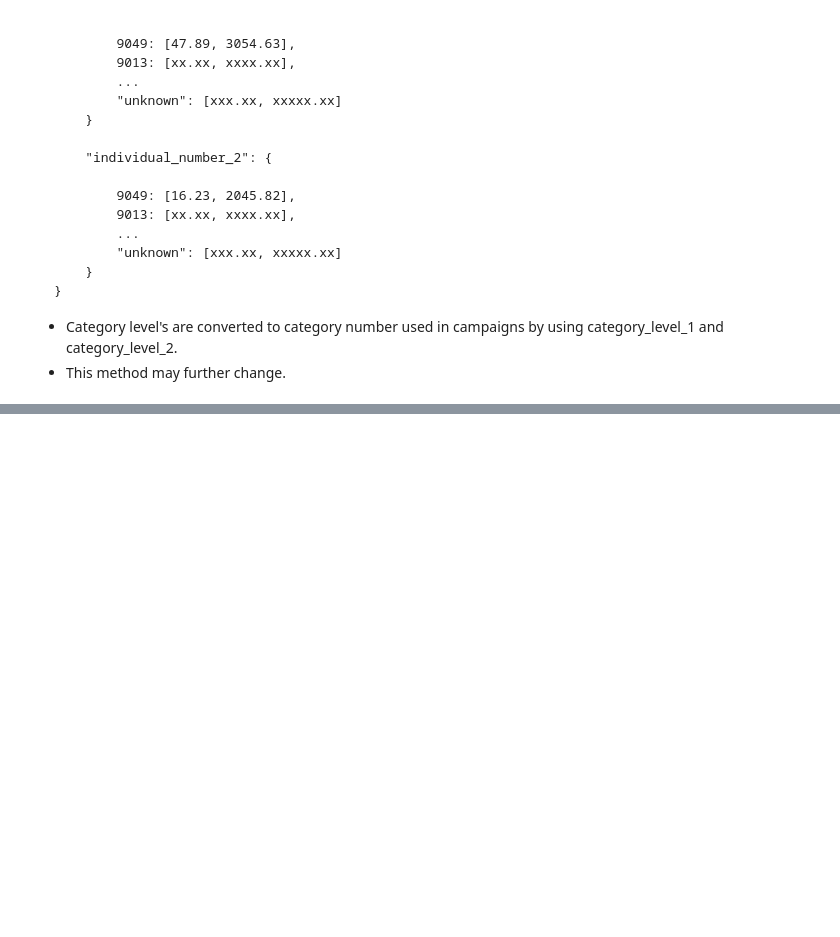
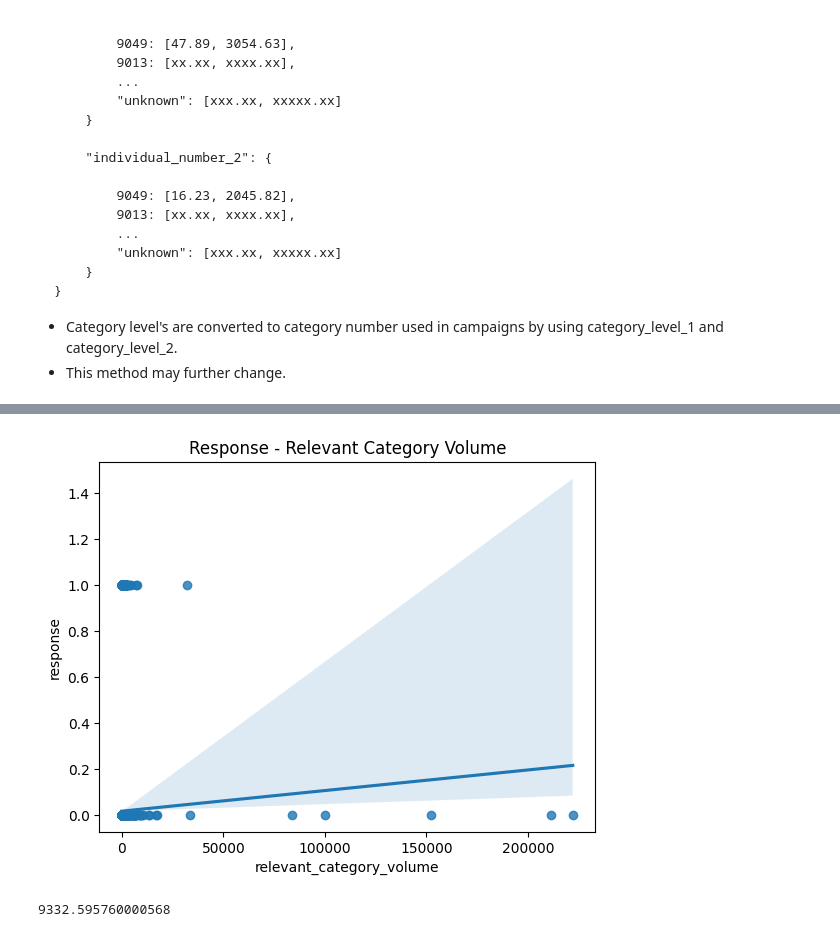
Before and after one commit to Enesaydnn7/MigrosDatathon, a Jupyter notebook: scripts/products.ipynb, the cells around one changed output, grey strips where cells are left out. Drawn from its saved outputs; the diff is of its cells as text; code cells hidden in the pictures; blank space fills up the shorter version.

```diff
--- a/scripts/products.ipynb
+++ b/scripts/products.ipynb
@@ -247,6 +285,7 @@ store_type = 3
 
 individual_shopping_information = {}
 individual_shopping_volume = {} # Simple dictionary: {"individual_number": total_money_spent}
+individual_to_total_discount = {} # Simple dictionary: {"individual_number": total_discount}
 
 # Read the transaction_sale file and save each customer's shopping history in the "individual_shopping_information" dictionary.
 for row in transaction_sale.itertuples():
@@ -259,11 +298,12 @@ for row in transaction_sale.itertuples():
     category_4 = row[5]
     amount = row[6]
     quantity = row[7]
-    # discount_1 = row[7]
-    # discount_2 = row[8]
-    # discount_3 = row[9]
+    discount_1 = row[8]
+    discount_2 = row[9]
+    discount_3 = row[10]
 
-
+    # Get total discount in terms of tl:
+    total_discount_value = amount * quantity * (1 - (1 - (discount_1 / 100)) * (1 - (discount_2 / 100)) * (1 - (discount_3 / 100)))
     # Get individual number:
     individual_number = basket_id_to_individual_number[basket_id]
 
@@ -312,8 +352,9 @@ for row in transaction_sale.itertuples():
         # Initialize customer shopping information if customer is not in individual_shopping_information:
         if individual_number not in individual_shopping_information:
             individual_shopping_information[individual_number] = {}
+            individual_to_total_discount[individual_number] = 0
 
-        category_hash = str(category_1) + str(category_2)
+        category_hash = str(category_1) + str(category_2) + str(category_3) + str(category_4)
         try:
             category_number_list = hash_to_category_number[category_hash]
         except:
@@ -328,4 +369,5 @@ for row in transaction_sale.itertuples():
             individual_shopping_information[individual_number][category_number][0] += quantity
             individual_shopping_information[individual_number][category_number][1] += quantity * amount
 
-len(individual_shopping_volume)
+        individual_to_total_discount[individual_number] += total_discount_value
+        # Add total discount earned by customer:
@@ -353,0 +394,11 @@ individual_shopping_volume
+# %%
+# Prepare individual shopping volume and individual total discount data:
+individual_shopping_volume_df = pd.DataFrame()
+individual_shopping_volume_df["individualnumber"] = individual_shopping_volume.keys()
+individual_shopping_volume_df["total_money_spent"] = individual_shopping_volume.values()
+
+individual_total_discount_df = pd.DataFrame()
+individual_total_discount_df["individualnumber"] = individual_to_total_discount.keys()
+individual_total_discount_df["total_discount"] = individual_to_total_discount.values()
+
+individual_total_discount_df
@@ -353,0 +492,17 @@ individual_shopping_volume
+# %%
+# Visualize response by relevant_category_volume to see outliers before visualizing correlation.
+
+data = response_by_shopping_history[["response", "relevant_category_volume"]]
+
+x = data.relevant_category_volume.to_numpy()
+y = data.response.to_numpy()
+
+sns.regplot(data=data, x="relevant_category_volume", y="response")
+plt.title("Response - Relevant Category Volume")
+plt.show()
+
+upper_limit = data["relevant_category_volume"].quantile(0.999)
+upper_limit
+# %% [output]
+[figure, added]
+9332.595760000568
```
Also changed, not shown: parts of 18 cells of this notebook.
